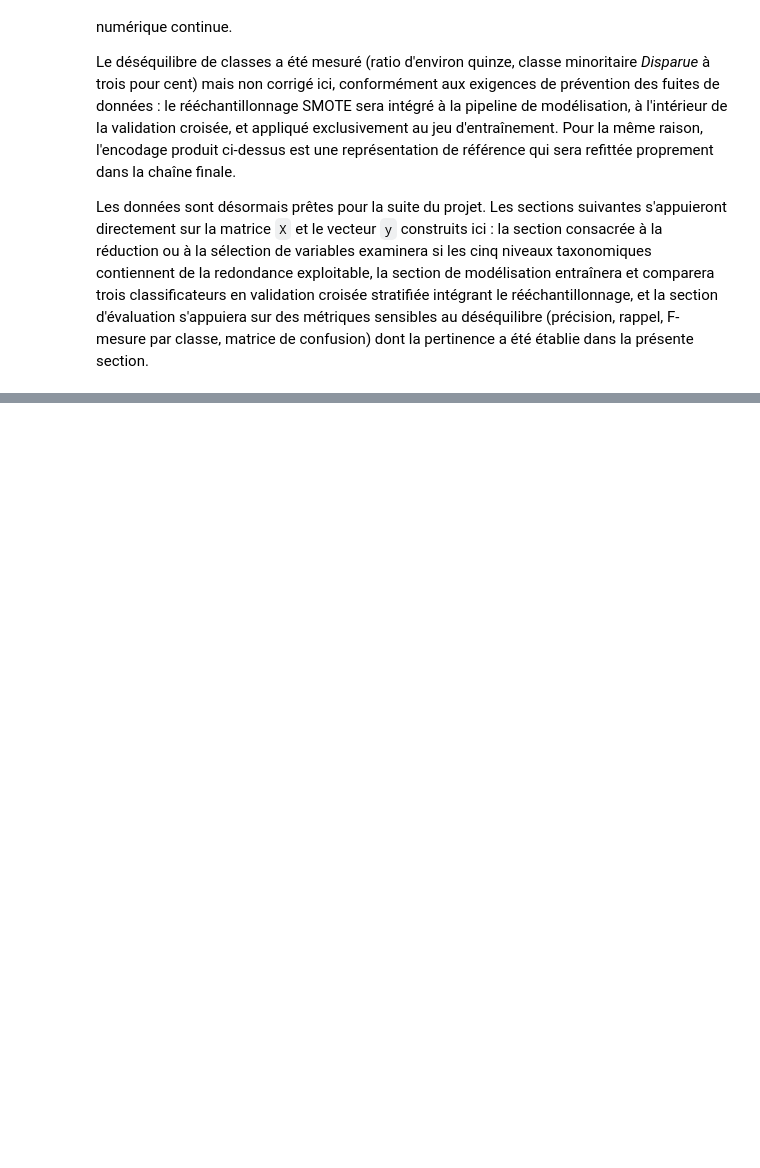
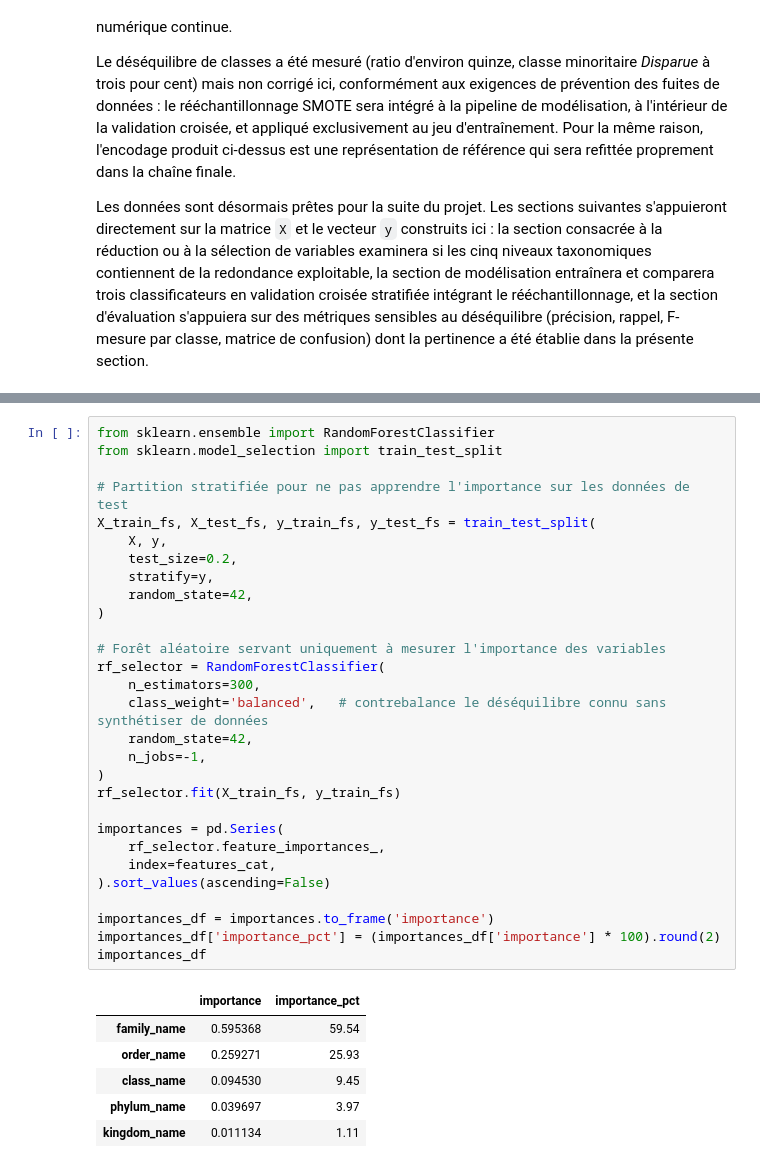
Before and after one commit to loulou-bvc/projet-forage-8INF436, a Jupyter notebook: notebooks/projetFinal.ipynb, the cells around one changed output, grey strips where cells are left out. Saved outputs shown, nothing was run; the diff lists cells and outputs as text; blank space fills up the shorter version.

```diff
--- a/notebooks/projetFinal.ipynb
+++ b/notebooks/projetFinal.ipynb
@@ -391,0 +423,36 @@ Les données sont désormais prêtes pour la suite du projet. Les sections suiva
+# %%
+from sklearn.ensemble import RandomForestClassifier
+from sklearn.model_selection import train_test_split
+
+# Partition stratifiée pour ne pas apprendre l'importance sur les données de test
+X_train_fs, X_test_fs, y_train_fs, y_test_fs = train_test_split(
+    X, y,
+    test_size=0.2,
+    stratify=y,
+    random_state=42,
+)
+
+# Forêt aléatoire servant uniquement à mesurer l'importance des variables
+rf_selector = RandomForestClassifier(
+    n_estimators=300,
+    class_weight='balanced',   # contrebalance le déséquilibre connu sans synthétiser de données
+    random_state=42,
+    n_jobs=-1,
+)
+rf_selector.fit(X_train_fs, y_train_fs)
+
+importances = pd.Series(
+    rf_selector.feature_importances_,
+    index=features_cat,
+).sort_values(ascending=False)
+
+importances_df = importances.to_frame('importance')
+importances_df['importance_pct'] = (importances_df['importance'] * 100).round(2)
+importances_df
+# %% [output]
+|  | importance | importance_pct |
+| family_name | 0.595368 | 59.54 |
+| order_name | 0.259271 | 25.93 |
+| class_name | 0.094530 | 9.45 |
+| phylum_name | 0.039697 | 3.97 |
+| kingdom_name | 0.011134 | 1.11 |
```
Also changed, not shown: parts of 7 cells of this notebook, 1 other file.
